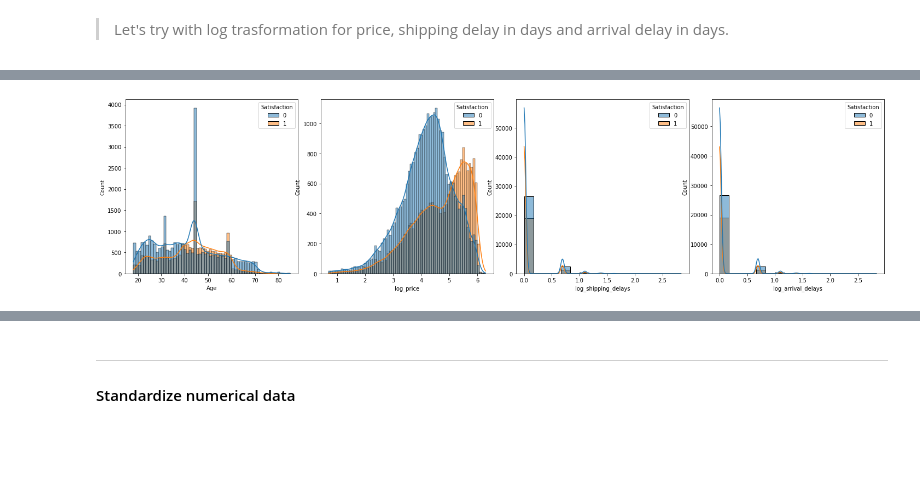
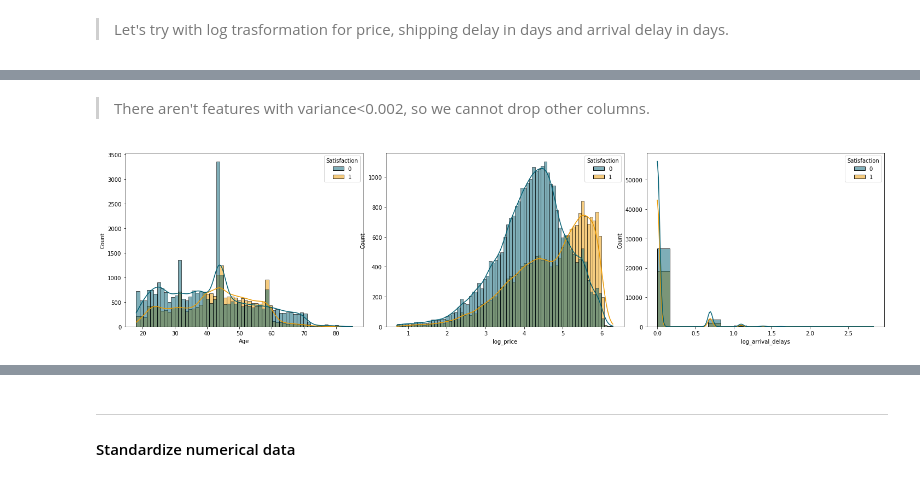
Before and after one commit to FedericoCantarelli/Customer-Satisfaction-Yojo, a Jupyter notebook: notebooks/2.0-fc-dataexploration.ipynb, the cells around one changed output, grey strips where cells are left out. Saved outputs shown, nothing was run; the diff lists cells and outputs as text; code cells hidden in the pictures; blank space fills up the shorter version.

```diff
--- a/notebooks/2.0-fc-dataexploration.ipynb
+++ b/notebooks/2.0-fc-dataexploration.ipynb
@@ -88,7 +213,6 @@ df_pos=df_categorical[df['Satisfaction']==1]
 
 
 features = list(df_categorical.columns)
-features.remove('id')
 
 fig, axes = plt.subplots(1, 4,figsize=[15,4])
 
@@ -96,9 +220,10 @@ fig.tight_layout(pad=2)
 
 for label, ax in zip(features, axes.flat):
     plt.sca(ax)
-    plt.hist([df_neg[label],df_pos[label]],density=True, label=['0','1'])
+    plt.hist([df_neg[label],df_pos[label]],density=True, label=['0','1'], color=['#EE9B00','#BB3E03'])
     plt.title(label)
     plt.xticks(rotation = 45)
-plt.legend()
+plt.legend(bbox_to_anchor = (1.5,0.7))
+plt.savefig('../reports/figures/cat_impact.png', dpi = 200)
 plt.show()
 # %% [output]
@@ -124,0 +315,14 @@ dummies.shape
+# %%
+fig, axes = plt.subplots(ncols=5, nrows=2, figsize=(15,8))
+fig.tight_layout()
+
+colors = ['#EE9B00','#BB3E03']
+sns.set_palette(sns.color_palette(colors))
+
+columns = list(df_review.columns)
+columns.remove('Satisfaction')
+
+for col, ax in zip(columns, axes.flat):
+    sns.boxplot( x = 'Satisfaction', y = col, data = df_review, ax = ax)
+    ax.set_xlabel('')
+plt.savefig('../reports/figures/reviews.png', dpi = 200)
@@ -155,0 +353,5 @@ Index(['Age', 'Price', 'Product description accuracy',
+# %%
+colors = ['#005F73', '#EE9B00']
+sns.set_palette(sns.color_palette(colors))
+sns.pairplot(df_numerical, hue = 'Satisfaction')
+plt.show()
@@ -156,8 +362,2 @@ Index(['Age', 'Price', 'Product description accuracy',
 # %%
-selected_num = ['Age', 'Product description accuracy',
-       'Manufacturer sustainability', 'Packaging quality',
-       'Additional options', 'Helpfulness of reviews and ratings',
-       'Integrity of packaging', 'Ease check-out procedure',
-       'Relevance of related products', 'Costumer insurance',
-       'log_price', 'log_shipping_delays', 'log_arrival_delays', 'Satisfaction']
-len(selected_num)
+selected_num = ['Age', 'log_price', 'log_arrival_delays']
@@ -168,10 +393,13 @@ df_numerical = df_numerical[selected_num]
+# %% [markdown]
+> There aren't features with variance<0.002, so we cannot drop other columns.
 # %%
-fig, axes = plt.subplots(ncols=4, nrows=1, figsize=(20,5))
+fig, axes = plt.subplots(ncols=3, nrows=1, figsize=(20,5))
 fig.tight_layout()
 
-col = ['Age', 'log_price', 'log_shipping_delays', 'log_arrival_delays']
+col = ['Age', 'log_price', 'log_arrival_delays']
 for label, ax in zip(col, axes.flat):
-   sns.histplot( x = label, data = df_numerical, hue = 'Satisfaction', ax = ax, kde = True)
+   sns.histplot( x = label, data = df_numerical, hue = df_review['Satisfaction'], ax = ax, kde = True)
+plt.savefig('../reports/figures/selected_num_dist.png', dpi = 200)
 plt.show()
 # %% [output]
-[figure, old version]
+[figure, new version]
```
Also changed, not shown: parts of 56 cells of this notebook, 24 other files.
